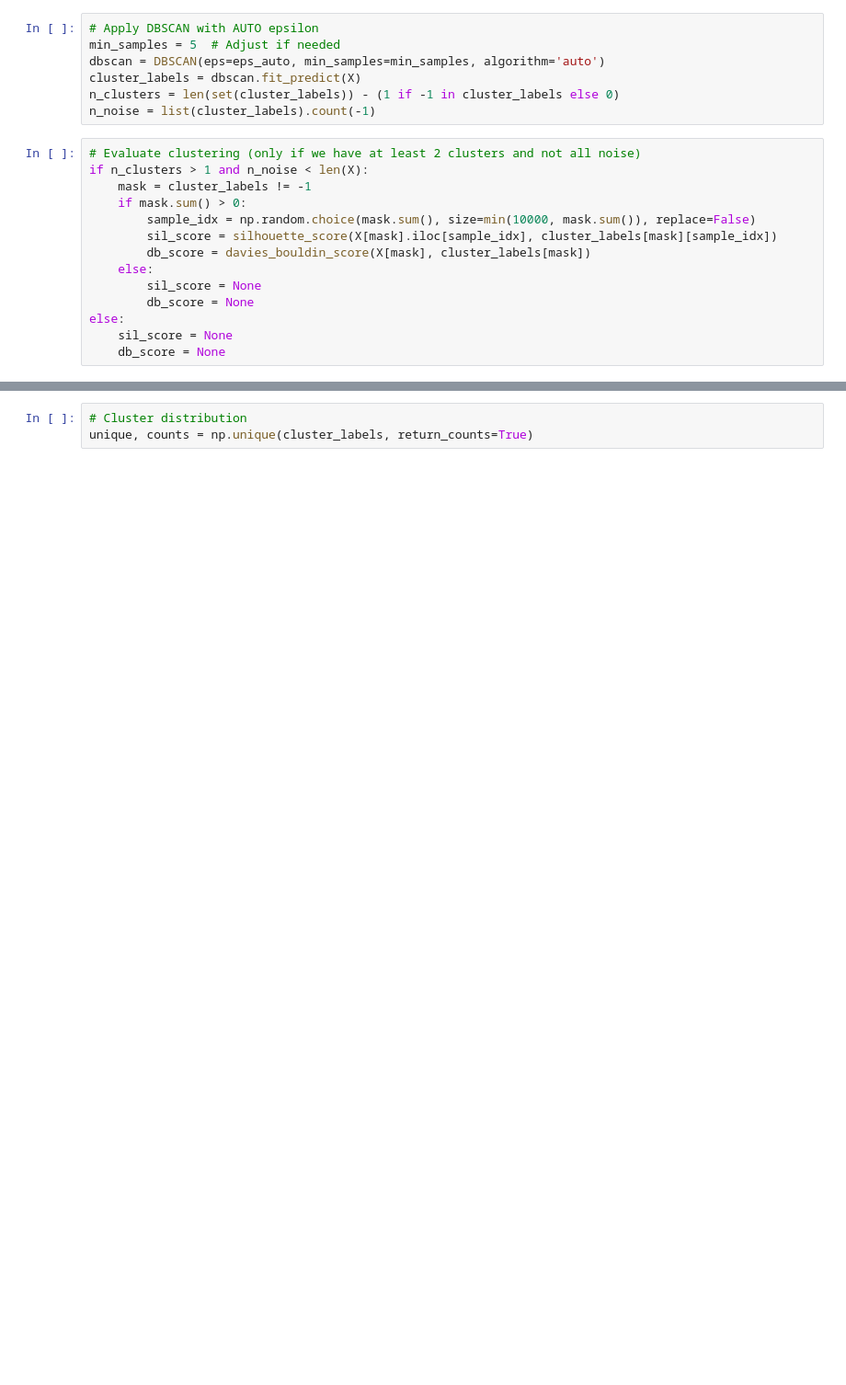
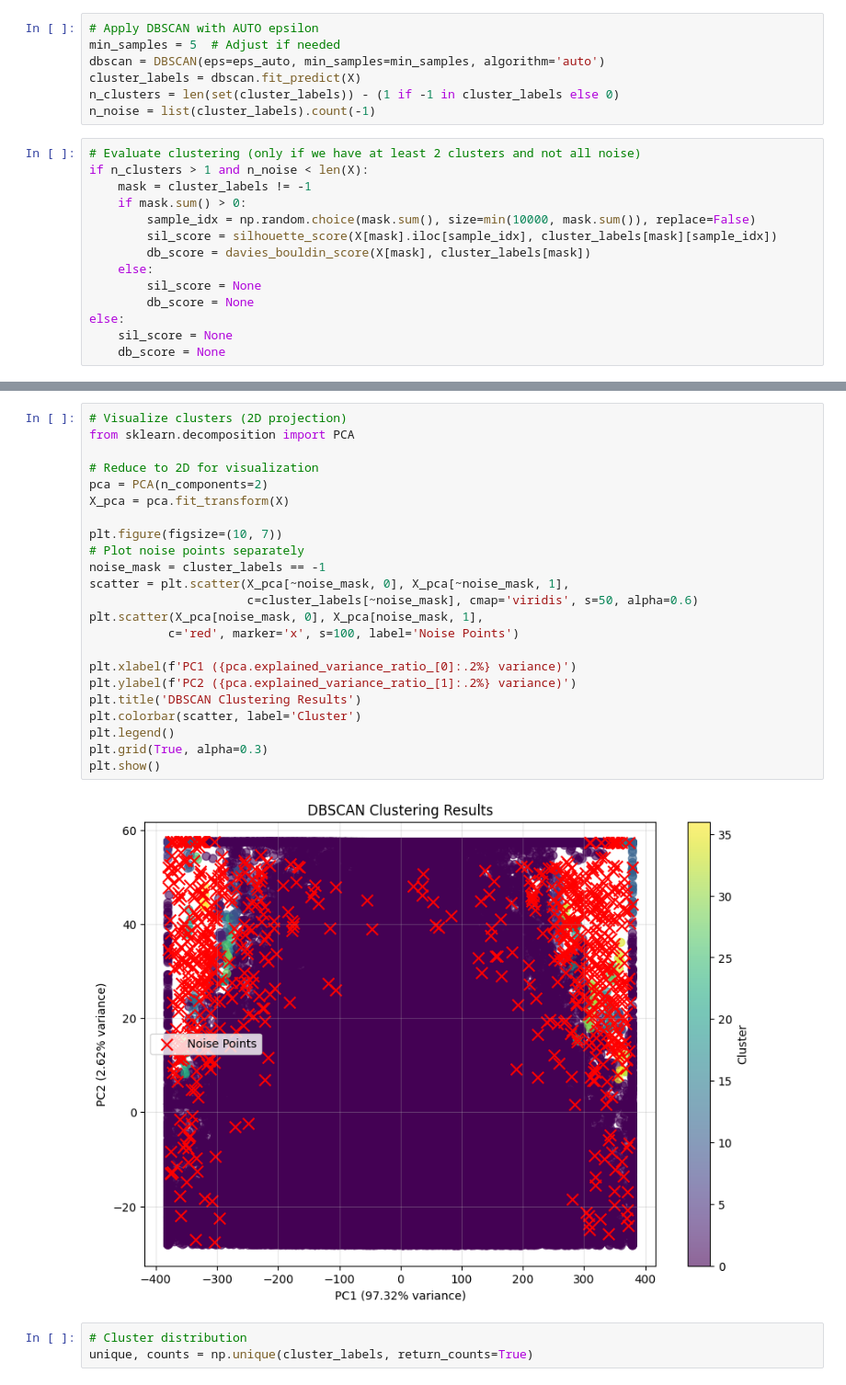
Before and after one commit to adt-kmr/VoyageAI, a Jupyter notebook: dbscan_clustering.ipynb, the cells around one changed output, grey strips where cells are left out. Shown at 92% size. Cells and saved outputs as stored; diff of their text form; blank space fills up the shorter version.

Commit message:
kmeans and dbscan final

```diff
--- a/dbscan_clustering.ipynb
+++ b/dbscan_clustering.ipynb
@@ -81,3 +86,28 @@ plt.show()
+# %%
+# Visualize clusters (2D projection)
+from sklearn.decomposition import PCA
+
+# Reduce to 2D for visualization
+pca = PCA(n_components=2)
+X_pca = pca.fit_transform(X)
+
+plt.figure(figsize=(10, 7))
+# Plot noise points separately
+noise_mask = cluster_labels == -1
+scatter = plt.scatter(X_pca[~noise_mask, 0], X_pca[~noise_mask, 1],
+                      c=cluster_labels[~noise_mask], cmap='viridis', s=50, alpha=0.6)
+plt.scatter(X_pca[noise_mask, 0], X_pca[noise_mask, 1],
+           c='red', marker='x', s=100, label='Noise Points')
+
+plt.xlabel(f'PC1 ({pca.explained_variance_ratio_[0]:.2%} variance)')
+plt.ylabel(f'PC2 ({pca.explained_variance_ratio_[1]:.2%} variance)')
+plt.title('DBSCAN Clustering Results')
+plt.colorbar(scatter, label='Cluster')
+plt.legend()
+plt.grid(True, alpha=0.3)
+plt.show()
+# %% [output]
+[figure, added]
 # %%
 # Cluster distribution
 unique, counts = np.unique(cluster_labels, return_counts=True)
```
Also changed, not shown: parts of 7 cells of this notebook, 6 other files.
